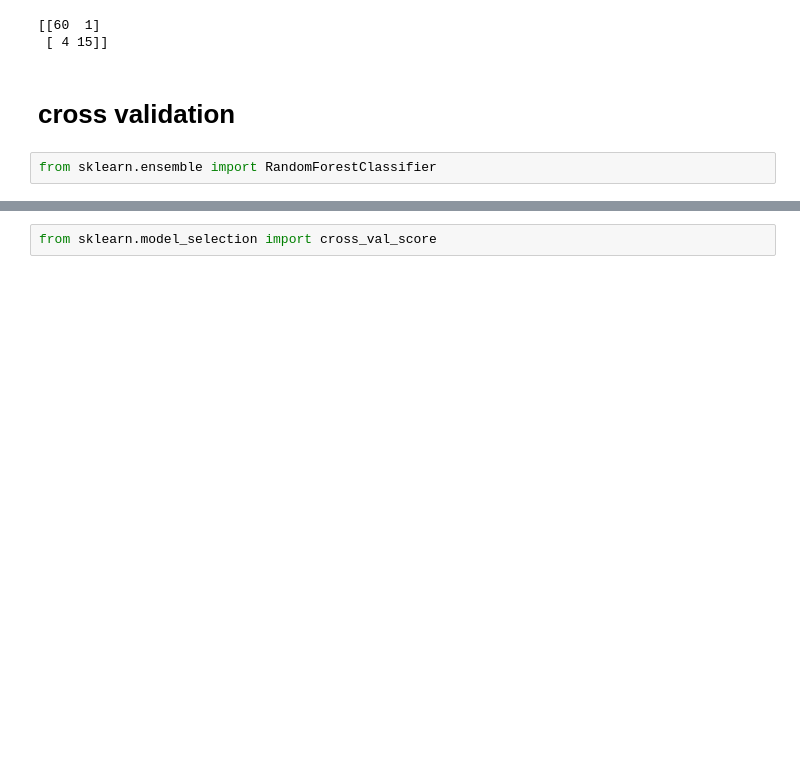
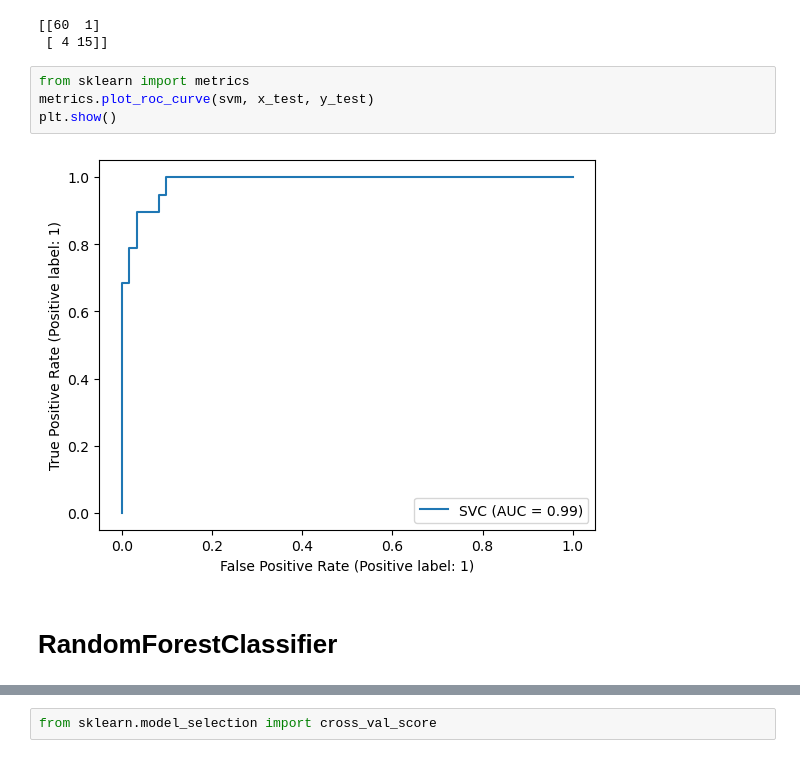
Before and after one commit to Dheeraj10869/Graduate-admission, a Jupyter notebook: Graduate Admission Prediction.ipynb, the cells around one changed output, grey strips where cells are left out. Drawn from its saved outputs; the diff is of its cells as text; blank space fills up the shorter version.

```diff
--- a/Graduate Admission Prediction.ipynb
+++ b/Graduate Admission Prediction.ipynb
@@ -335,7 +302,11 @@ print(confusion_matrix(y_test, y_pred_svm))
 # %% [output]
 [[60  1]
  [ 4 15]]
-# %% [markdown]
-# cross validation
-# %%
-from sklearn.ensemble import RandomForestClassifier
+# %%
+from sklearn import metrics
+metrics.plot_roc_curve(svm, x_test, y_test)
+plt.show()
+# %% [output]
+[figure, added]
+# %% [markdown]
+# RandomForestClassifier
```
Also changed, not shown: parts of 41 cells of this notebook, 3 other files.
